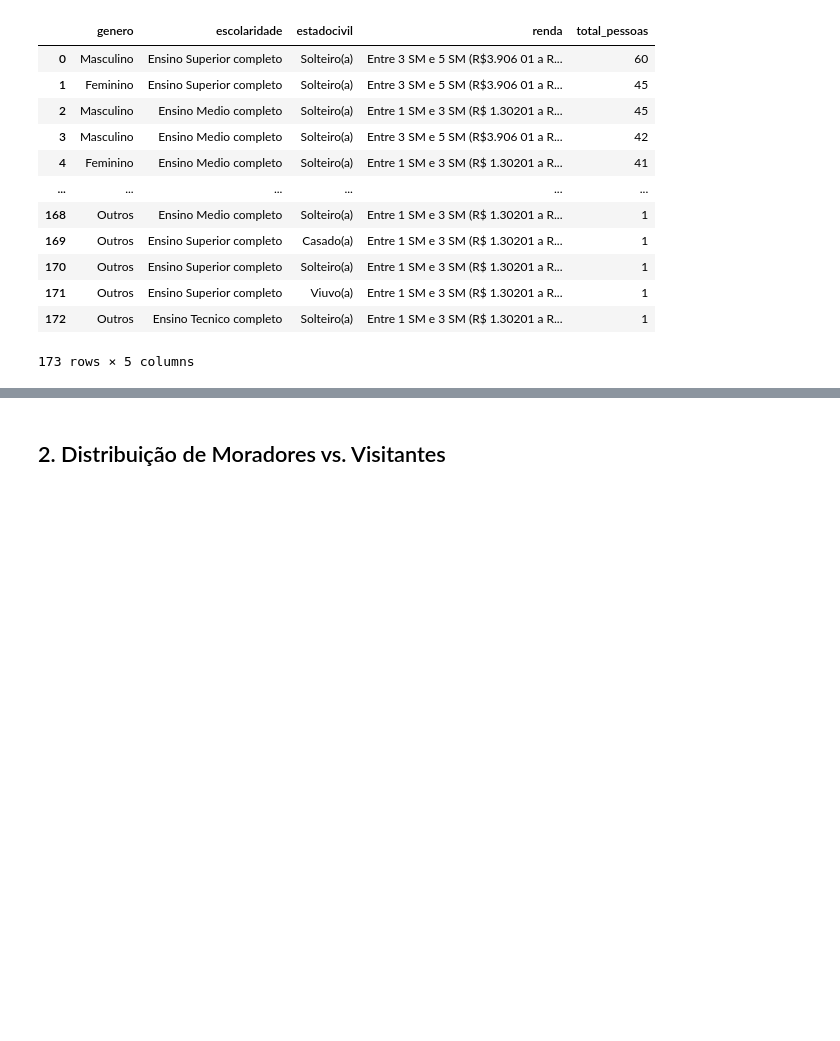
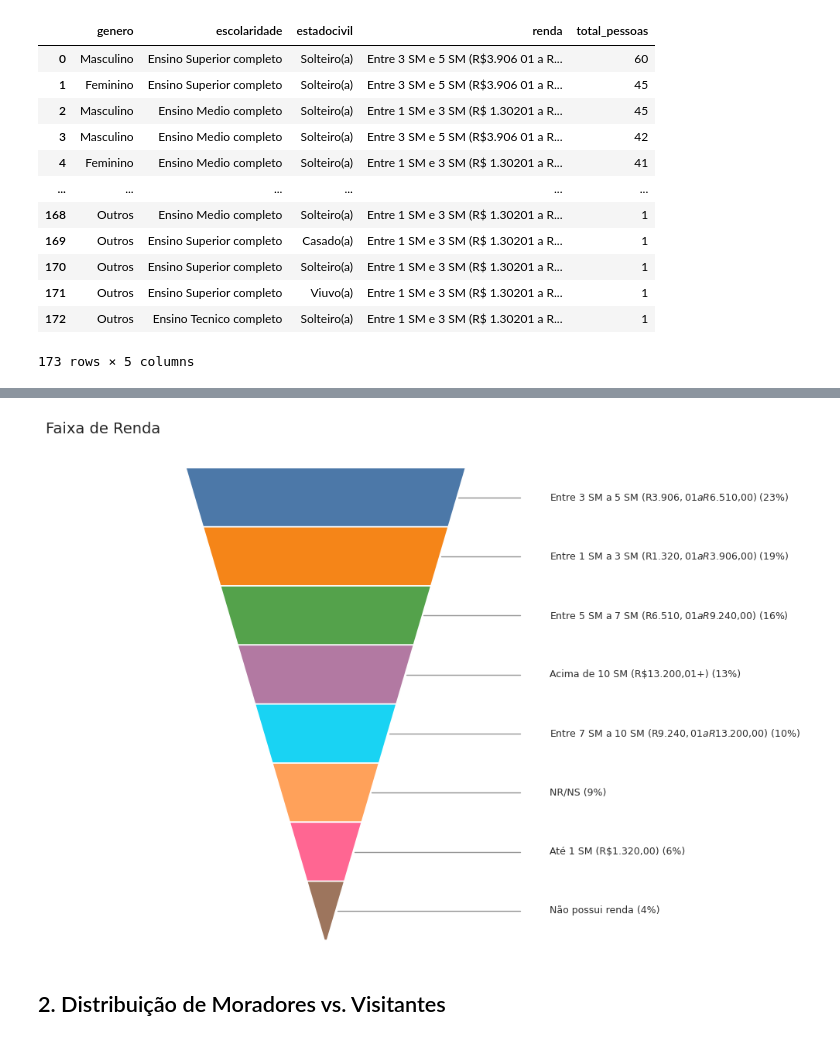
Before and after one commit to larissalvesds/Grupo7_ProjetoFinal, a Jupyter notebook: Anális_do_Carnaval_BH_Python_&_SQL.ipynb, the cells around one changed output, grey strips where cells are left out. Saved outputs shown, nothing was run; the diff lists cells and outputs as text; code cells hidden in the pictures; blank space fills up the shorter version.

```diff
--- a/Anális_do_Carnaval_BH_Python_&_SQL.ipynb
+++ b/Anális_do_Carnaval_BH_Python_&_SQL.ipynb
@@ -112,3 +132,94 @@ display(executar_query(query_perfil, engine))
+# %%
+# ------------------ DADOS ------------------
+df_renda = pd.DataFrame({
+    "Faixa de Renda": [
+        "Entre 3 SM a 5 SM (R$3.906,01 a R$6.510,00)",
+        "Entre 1 SM a 3 SM (R$1.320,01 a R$3.906,00)",
+        "Entre 5 SM a 7 SM (R$6.510,01 a R$9.240,00)",
+        "Acima de 10 SM (R$13.200,01+)",
+        "Entre 7 SM a 10 SM (R$9.240,01 a R$13.200,00)",
+        "NR/NS",
+        "Até 1 SM (R$1.320,00)",
+        "Não possui renda"
+    ],
+    "Total Pessoas": [120, 100, 85, 70, 55, 45, 30, 20]
+})
+
+# Ordena do maior para o menor (topo -> base)
+df_plot = df_renda.sort_values("Total Pessoas", ascending=False).reset_index(drop=True)
+tot = df_plot["Total Pessoas"].sum()
+df_plot["pct"] = df_plot["Total Pessoas"] / tot
+
+# ------------------ PARÂMETROS VISUAIS ------------------
+n = len(df_plot)
+H = 1.0
+h = H / n
+W_top = 4.0            # AQUI deixamos a pirâmide mais larga
+tip_ratio = 0.01
+W_bottom = W_top * tip_ratio
+
+colors = [
+    "#4C78A8", "#F58518", "#54A24B", "#B279A2",
+    "#19D3F3", "#FFA15A", "#FF6692", "#9D755D"
+][:n]
+
+def width_at_y(y):
+    return W_top + (W_bottom - W_top) * y
+
+fig, ax = plt.subplots(figsize=(10, 7))
+ax.set_facecolor("#ECF2FA")
+
+y_edges = np.linspace(0, H, n + 1)
+
+
+# Pirâmide centralizada
+for i, (label, val, pct, col) in enumerate(zip(df_plot["Faixa de Renda"], df_plot["Total Pessoas"], df_plot["pct"], colors)):
+    y_top = y_edges[i]
+    y_bot = y_edges[i + 1]
+    W_t = width_at_y(y_top)
+    W_b = width_at_y(y_bot)
+
+    x_left_top  = -W_t / 2
+    x_right_top =  W_t / 2
+    x_left_bot  = -W_b / 2
+    x_right_bot =  W_b / 2
+
+    poly_x = [x_left_top, x_right_top, x_right_bot, x_left_bot]
+    poly_y = [1 - y_top,  1 - y_top,  1 - y_bot,  1 - y_bot]
+    ax.fill(poly_x, poly_y, color=col, edgecolor="white", linewidth=1.2)
+
+
+# ------------------ RÓTULOS FORA + LINHAS ------------------
+label_gap = 0.02
+x_right_edge_for_text = 0.8 * W_top
+x_line_end            = 0.7 * W_top
+
+for i, (label, pct) in enumerate(zip(df_plot["Faixa de Renda"], df_plot["pct"])):
+    y_top = y_edges[i]
+    y_bot = y_edges[i + 1]
+    y_mid = 1 - (y_top + y_bot) / 2
+    W_mid = width_at_y((y_top + y_bot) / 2)
+    x_edge = W_mid / 2
+
+    ax.plot([x_edge + label_gap, x_line_end - label_gap], [y_mid, y_mid],
+            color="gray", linewidth=1, alpha=0.85)
+
+    ax.text(x_right_edge_for_text, y_mid, f"{label} ({pct:.0%})",
+            va="center", ha="left", fontsize=9, color="#2b2b2b")
+
+
+# ------------------ ACABAMENTO ------------------
+pad = 0.2 * W_top
+ax.set_xlim(-0.8 * W_top - pad, 0.8 * W_top + pad)  # limites
+ax.set_ylim(0, 1.05)
+ax.set_aspect('auto')
+ax.axis("off")
+ax.set_title("Faixa de Renda", loc="left", fontsize=14, pad=10)
+
+plt.tight_layout()
+plt.show()
+# %% [output]
+[figure, added]
 # %% [markdown]
 ## 2. Distribuição de Moradores vs. Visitantes
 # %%
```
Also changed, not shown: parts of 47 cells of this notebook.
